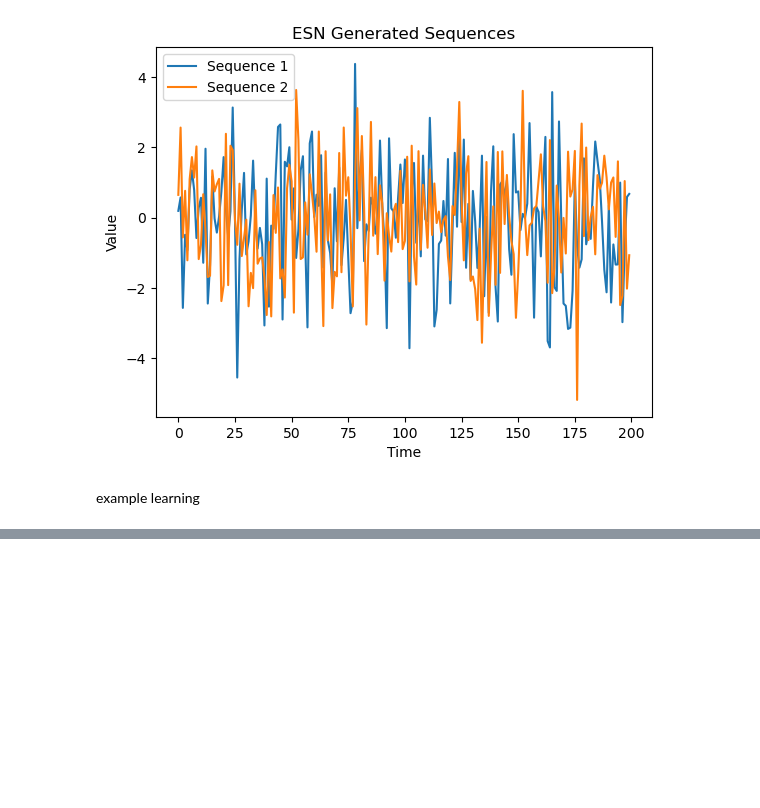
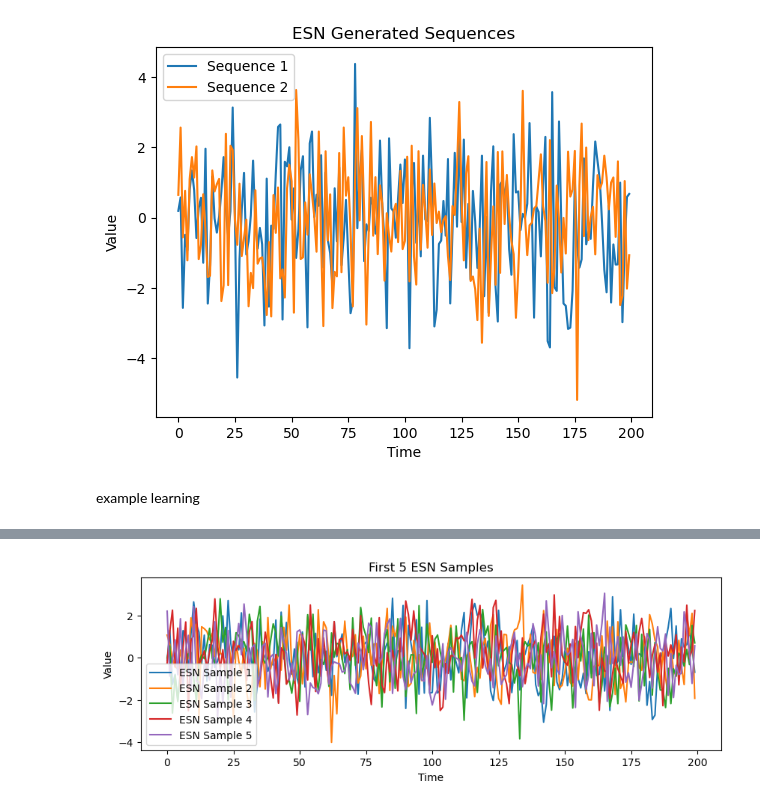
Before and after one commit to omersuder5/My_trial_space, a Jupyter notebook: random_testing_notebook.ipynb, the cells around one changed output, grey strips where cells are left out. Cells and saved outputs as stored; diff of their text form; code cells hidden in the pictures; blank space fills up the shorter version.

```diff
--- a/random_testing_notebook.ipynb
+++ b/random_testing_notebook.ipynb
@@ -322,0 +389,12 @@ executing.executing.NotOneValueFound: Expected one value, found 0
+# %%
+Z_esn = esn(N=N, T=T)
+plt.figure(figsize=(10, 3))
+for idx in range(5):
+    plt.plot(Z_esn.detach().cpu().numpy()[idx].squeeze(), label=f'ESN Sample {idx+1}')
+plt.title('First 5 ESN Samples')
+plt.xlabel('Time')
+plt.ylabel('Value')
+plt.legend()
+plt.show()
+# %% [output]
+[figure, added]
```
Also changed, not shown: parts of 11 cells of this notebook, 5 other files.
